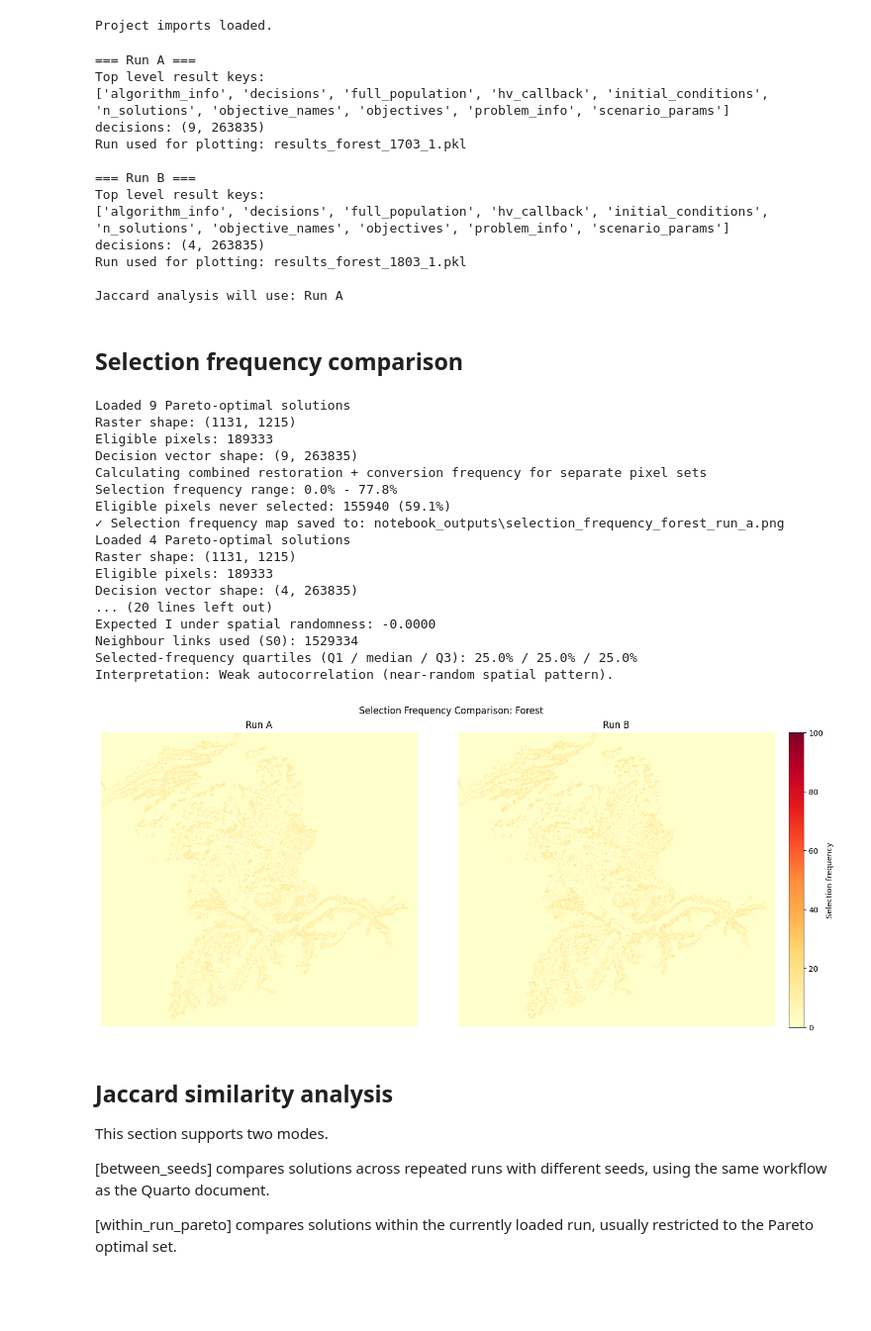
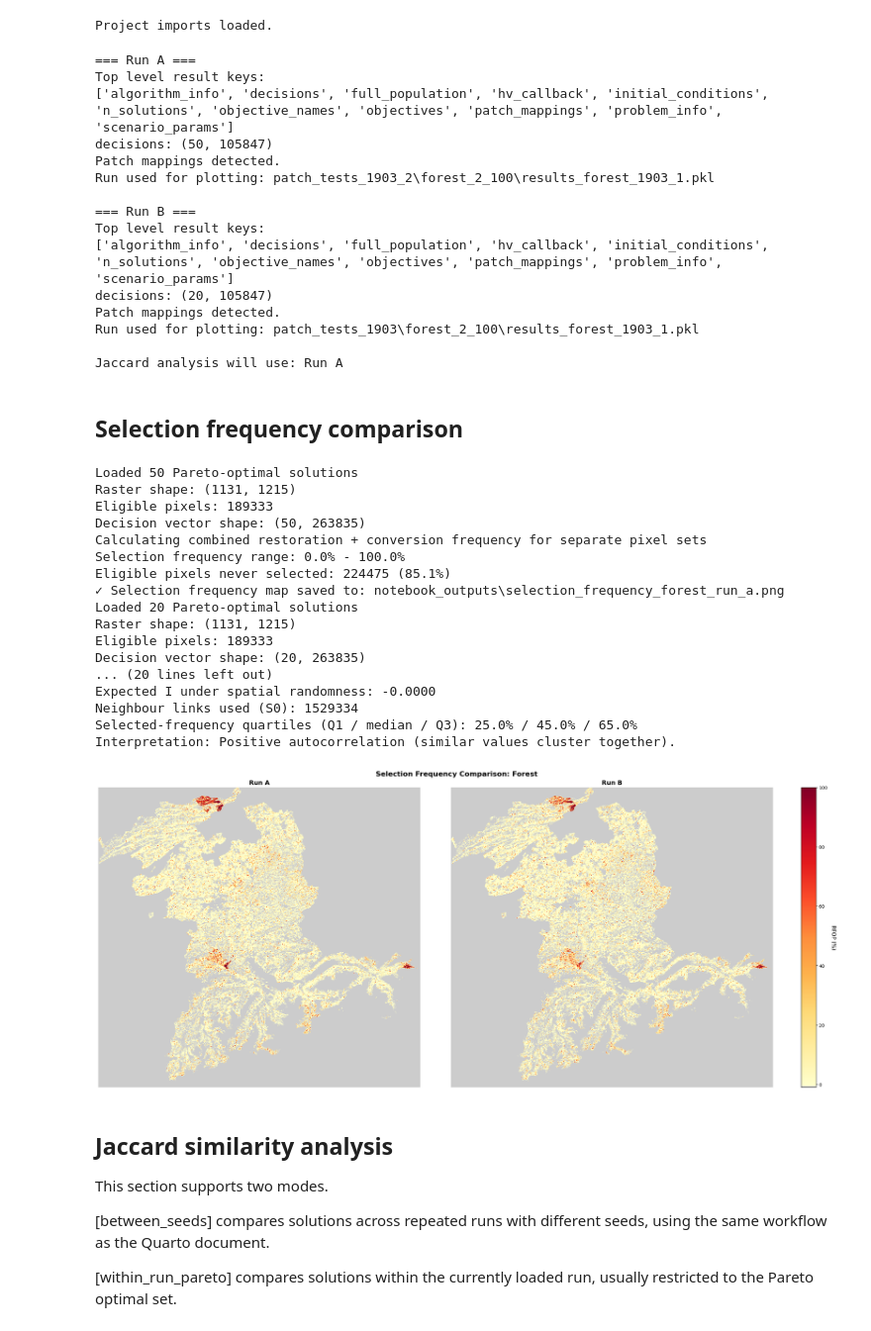
Before and after one commit to isabelntho/rest_prio, a Jupyter notebook: opt_results_scan.ipynb, the cells around one changed output. Shown at 99% size. Cells and saved outputs as stored; diff of their text form; code cells hidden in the pictures; blank space fills up the shorter version.

```diff
--- a/opt_results_scan.ipynb
+++ b/opt_results_scan.ipynb
@@ -44,8 +44,8 @@ except Exception:
 PROJECT_ROOT = Path(".")
 
 # Specific runs to load for plotting and side-by-side comparison
-RUN_PKL_A = PROJECT_ROOT / "results_forest_1703_1.pkl"
-RUN_PKL_B = PROJECT_ROOT / "results_forest_1803_1.pkl"
+RUN_PKL_A = PROJECT_ROOT / "patch_tests_1903_2/forest_2_100/results_forest_1903_1.pkl"
+RUN_PKL_B = PROJECT_ROOT / "patch_tests_1903/forest_2_100/results_forest_1903_1.pkl"
 
 # Labels used in plot titles and output file names
 RUN_LABEL_A = "Run A"
@@ -295,15 +295,17 @@ print(f"\nJaccard analysis will use: {jaccard_run['label']}")
 # %% [output]
 === Run A ===
 Top level result keys:
-['algorithm_info', 'decisions', 'full_population', 'hv_callback', 'initial_conditions', 'n_solutions', 'objective_names', 'objectives', 'problem_info', 'scenario_params']
-decisions: (9, 263835)
-Run used for plotting: results_forest_1703_1.pkl
+['algorithm_info', 'decisions', 'full_population', 'hv_callback', 'initial_conditions', 'n_solutions', 'objective_names', 'objectives', 'patch_mappings', 'problem_info', 'scenario_params']
+decisions: (50, 105847)
+Patch mappings detected.
+Run used for plotting: patch_tests_1903_2\forest_2_100\results_forest_1903_1.pkl
 
 === Run B ===
 Top level result keys:
-['algorithm_info', 'decisions', 'full_population', 'hv_callback', 'initial_conditions', 'n_solutions', 'objective_names', 'objectives', 'problem_info', 'scenario_params']
-decisions: (4, 263835)
-Run used for plotting: results_forest_1803_1.pkl
+['algorithm_info', 'decisions', 'full_population', 'hv_callback', 'initial_conditions', 'n_solutions', 'objective_names', 'objectives', 'patch_mappings', 'problem_info', 'scenario_params']
+decisions: (20, 105847)
+Patch mappings detected.
+Run used for plotting: patch_tests_1903\forest_2_100\results_forest_1903_1.pkl
 
 Jaccard analysis will use: Run A
 # %%
@@ -449,6 +451,7 @@ def analyse_within_run_jaccard(results_obj, use_only_pareto=True):
 ## Selection frequency comparison
 # %%
 from contextlib import contextmanager
+from matplotlib.colors import ListedColormap
 
 @contextmanager
 def _suppress_matplotlib_show():
@@ -524,6 +527,7 @@ for run in loaded_runs:
     safe_label = run["label"].lower().replace(" ", "_")
     selection_path = OUTPUT_DIR / f"selection_frequency_{ECOSYSTEM}_{safe_label}.png"
 
+    # Suppress individual plt.show() - we'll display side-by-side at the end
     with _suppress_matplotlib_show():
         selection_fig, _, selection_freq_map = create_selection_frequency_map(
             pkl_path=str(run["plot_path"]),
@@ -531,11 +535,14 @@ for run in loaded_runs:
             cmap="YlOrRd",
             title=f"Selection Frequency, {ECOSYSTEM.title()} ({run['label']})",
             action_type="combined",
+            show_eligible=True,  # Use function's built-in grey rendering for non-eligible
         )
     plt.close(selection_fig)
 
     selection_paths.append(selection_path)
-    eligible_mask = np.isfinite(selection_freq_map) & (selection_freq_map >= 0)
+
+    # For stats: consider pixels with value >= 0 as eligible (function uses -1 for non-eligible when show_eligible=True)
+    eligible_mask = (selection_freq_map >= 0)
     selected_mask = eligible_mask & (selection_freq_map > 0)
 
     run_stats = {
@@ -583,6 +590,7 @@ for run in loaded_runs:
         "stats": run_stats,
     })
 
+# Print statistics for each run
 for out in selection_outputs:
     stats = out["stats"]
     print(f"\nSelection-frequency spatial autocorrelation ({out['label']})")
@@ -595,59 +603,59 @@ for out in selection_outputs:
         print(f"Moran's I (queen contiguity): {stats['moran_i']:.4f}")
         print(f"Expected I under spatial randomness: {stats['expected_i']:.4f}")
         print(f"Neighbour links used (S0): {stats['s0']}")
         print(
             "Selected-frequency quartiles (Q1 / median / Q3): "
             f"{stats['q1']:.1f}% / {stats['median']:.1f}% / {stats['q3']:.1f}%"
         )
     print(f"Interpretation: {stats['interpretation']}")
 
+# Create side-by-side display using the function's custom colormap approach
 if len(selection_outputs) > 0:
     n_cols = len(selection_outputs)
-    fig, axes = plt.subplots(1, n_cols, figsize=(7 * n_cols, 6), constrained_layout=True)
+    fig, axes = plt.subplots(1, n_cols, figsize=(12 * n_cols, 10), constrained_layout=True)
     if n_cols == 1:
         axes = [axes]
 
-    valid_max = []
-    for out in selection_outputs:
-        finite_vals = out["map"][np.isfinite(out["map"])]
-        if finite_vals.size > 0:
-            valid_max.append(float(np.max(finite_vals)))
-    vmax = max(valid_max) if len(valid_max) > 0 else 1.0
-    # Build a colormap where masked values are light grey
-    side_cmap = plt.cm.get_cmap("YlOrRd").copy()
-    side_cmap.set_bad("#D3D3D3")  # light grey for non-eligible/masked cells
+    # Create custom colormap matching the function's approach: grey for non-eligible, YlOrRd for frequencies
+    base_cmap = plt.cm.get_cmap("YlOrRd")
+    colors = ['#CCCCCC']  # Grey for non-eligible pixels (-1 value)
+    colors.extend([base_cmap(i) for i in np.linspace(0, 1, 256)])
+    custom_cmap = ListedColormap(colors)
 
     image_artist = None
     for ax, out in zip(axes, selection_outputs):
-    # Mask non-eligible markers and NaN so they render with set_bad color
-        masked_map = np.ma.masked_where((~np.isfinite(out["map"])) | (out["map"] < 0), out["map"])
-        image_artist = ax.imshow(masked_map, cmap=side_cmap, vmin=0, vmax=vmax)
-        ax.set_title(out["label"])
-        ax.axis("off")
+        # Plot with custom range: -1 to 100 (matching function's approach)
+        frequency_map_plot = out["map"]
+        im = ax.imshow(frequency_map_plot, cmap=custom_cmap, vmin=-1, vmax=100)
+        ax.set_title(f"{out['label']}", fontsize=14, fontweight='bold')
+        ax.axis('off')
+        image_artist = im
 
-    fig.suptitle(f"Selection Frequency Comparison: {ECOSYSTEM.title()}")
+    fig.suptitle(f"Selection Frequency Comparison: {ECOSYSTEM.title()}", fontsize=16, fontweight='bold')
     if image_artist is not None:
-        fig.colorbar(image_artist, ax=axes, fraction=0.03, pad=0.02, label="Selection frequency")
+        cbar = fig.colorbar(image_artist, ax=axes, fraction=0.046, pad=0.04)
+        cbar.set_label('RFOP (%)', rotation=270, labelpad=20, fontsize=12)
+
     plt.show()
 # %% [output]
-Loaded 9 Pareto-optimal solutions
+Loaded 50 Pareto-optimal solutions
 Raster shape: (1131, 1215)
 Eligible pixels: 189333
-Decision vector shape: (9, 263835)
+Decision vector shape: (50, 263835)
 Calculating combined restoration + conversion frequency for separate pixel sets
-Selection frequency range: 0.0% - 77.8%
-Eligible pixels never selected: 155940 (59.1%)
+Selection frequency range: 0.0% - 100.0%
+Eligible pixels never selected: 224475 (85.1%)
 ✓ Selection frequency map saved to: notebook_outputs\selection_frequency_forest_run_a.png
-Loaded 4 Pareto-optimal solutions
+Loaded 20 Pareto-optimal solutions
 Raster shape: (1131, 1215)
 Eligible pixels: 189333
-Decision vector shape: (4, 263835)
+Decision vector shape: (20, 263835)
 ... (20 lines left out)
 Expected I under spatial randomness: -0.0000
 Neighbour links used (S0): 1529334
-Selected-frequency quartiles (Q1 / median / Q3): 25.0% / 25.0% / 25.0%
-Interpretation: Weak autocorrelation (near-random spatial pattern).
+Selected-frequency quartiles (Q1 / median / Q3): 25.0% / 45.0% / 65.0%
+Interpretation: Positive autocorrelation (similar values cluster together).
-[figure, old version]
+[figure, new version]
 # %% [markdown]
 ## Jaccard similarity analysis
 
```
Also changed, not shown: parts of 5 cells of this notebook, 16 other files.
